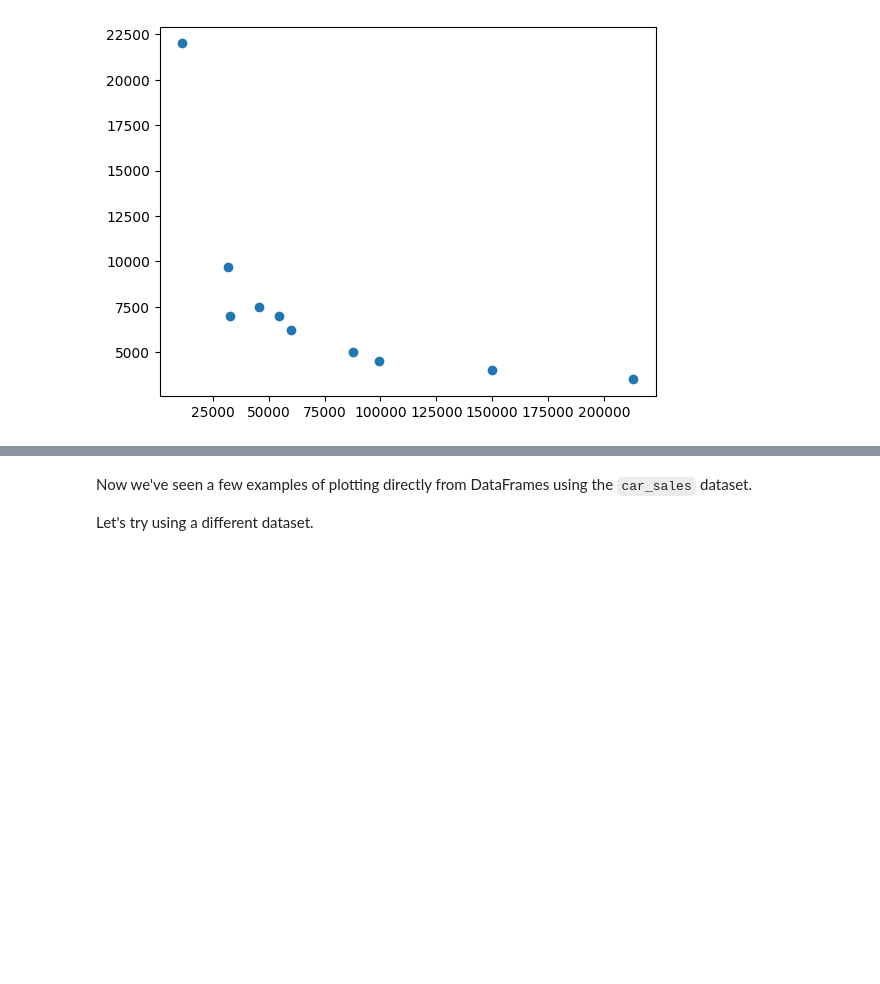
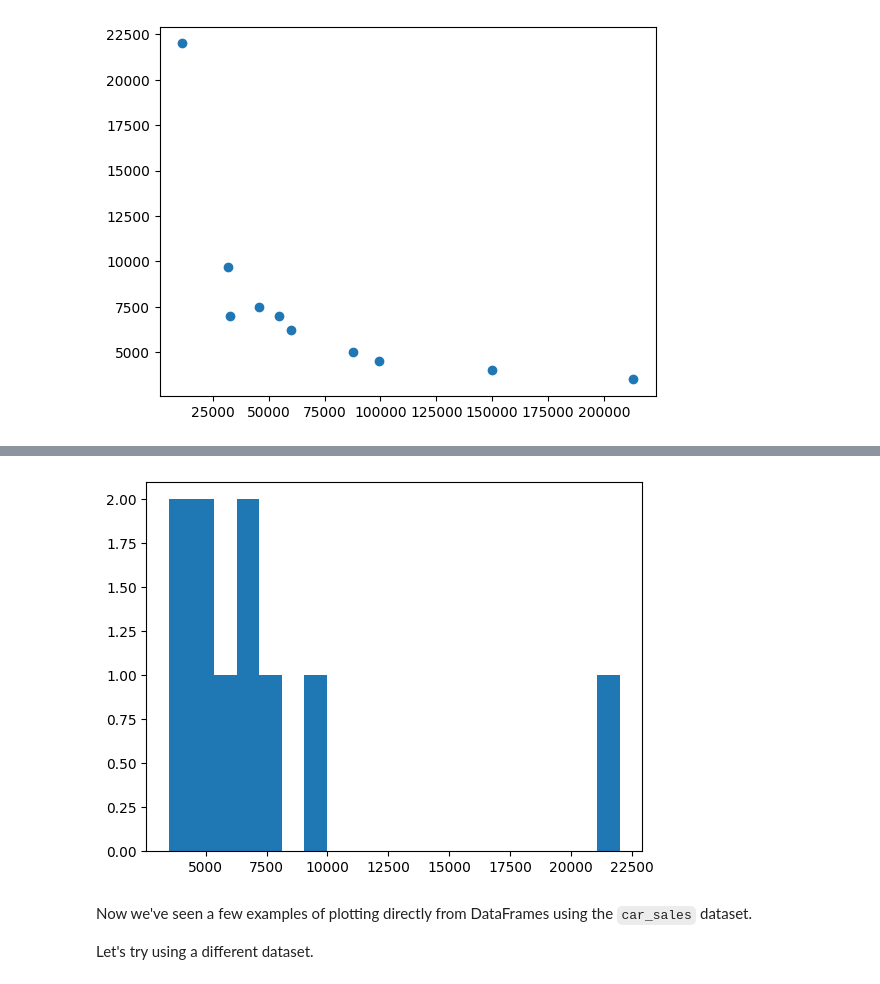
Before and after one commit to BrennZA/ZTM-ML, a Jupyter notebook: matplotlib-exercises.ipynb, the cells around one changed output, grey strips where cells are left out. Saved outputs shown, nothing was run; the diff lists cells and outputs as text; code cells hidden in the pictures; blank space fills up the shorter version.

```diff
--- a/matplotlib-exercises.ipynb
+++ b/matplotlib-exercises.ipynb
@@ -388,5 +410,8 @@ array([0.45924249, 0.063071  , 0.01714572, 0.37221729])
 # %%
 # Create a histogram of the 'Price' column with 20 bins
+plt.hist(car_sales['Price'], bins=20);
+# %% [output]
+[figure, added]
 # %% [markdown]
 Now we've seen a few examples of plotting directly from DataFrames using the `car_sales` dataset.
 
```
Also changed, not shown: parts of 21 cells of this notebook.
